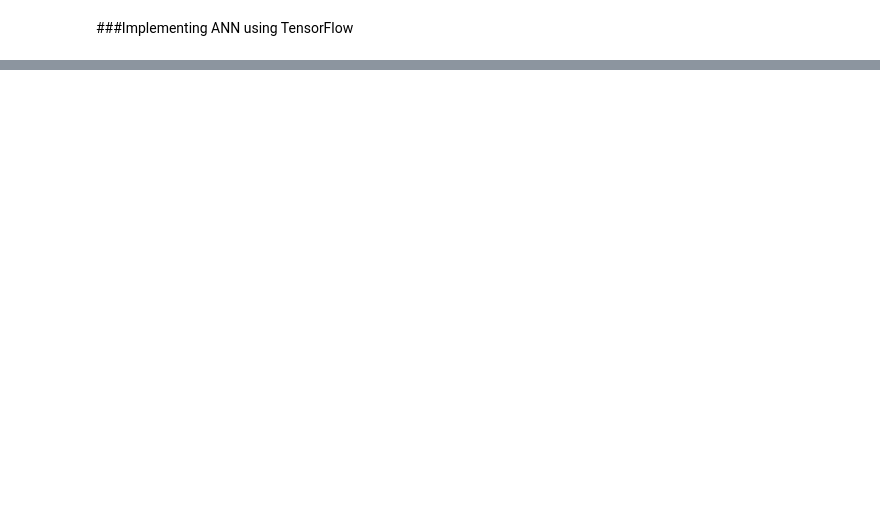
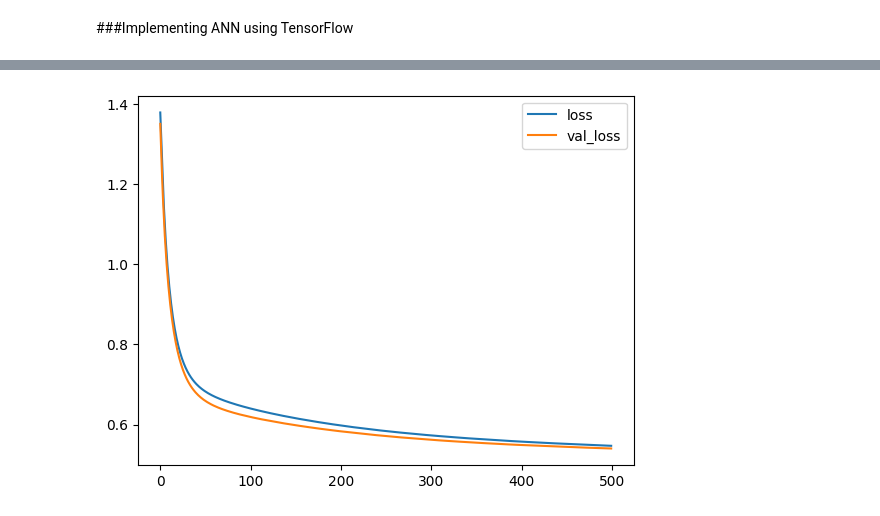
Before and after one commit to JS555555/ANN-implementation, a Jupyter notebook: ANN_implementation.ipynb, the cells around one changed output, grey strips where cells are left out. Saved outputs shown, nothing was run; the diff lists cells and outputs as text; code cells hidden in the pictures; blank space fills up the shorter version.

```diff
--- a/ANN_implementation.ipynb
+++ b/ANN_implementation.ipynb
@@ -145,0 +144,23 @@ True
+# %%
+learning_rate = 10e-4
+momentum = 0.9
+sgd_optimizer = tf.optimizers.SGD(learning_rate=learning_rate, momentum=momentum)
+
+model = tf.keras.models.Sequential([
+    tf.keras.layers.Dense(500, activation='relu'),
+    tf.keras.layers.Dense(K, activation='softmax')])
+
+model.compile(optimizer=sgd_optimizer,
+              loss='categorical_crossentropy',
+              metrics=['accuracy'])
+
+batch_size = 500
+epochs = 500
+validation_data = (X_test, y_test_onehot)
+r = model.fit(X_train, y_train_onehot, validation_data=validation_data, batch_size=batch_size, epochs=epochs)
+# %%
+plt.plot(r.history['loss'], label='loss')
+plt.plot(r.history['val_loss'], label='val_loss')
+plt.legend();
+# %% [output]
+[figure, added]
```
Also changed, not shown: parts of 18 cells of this notebook.
